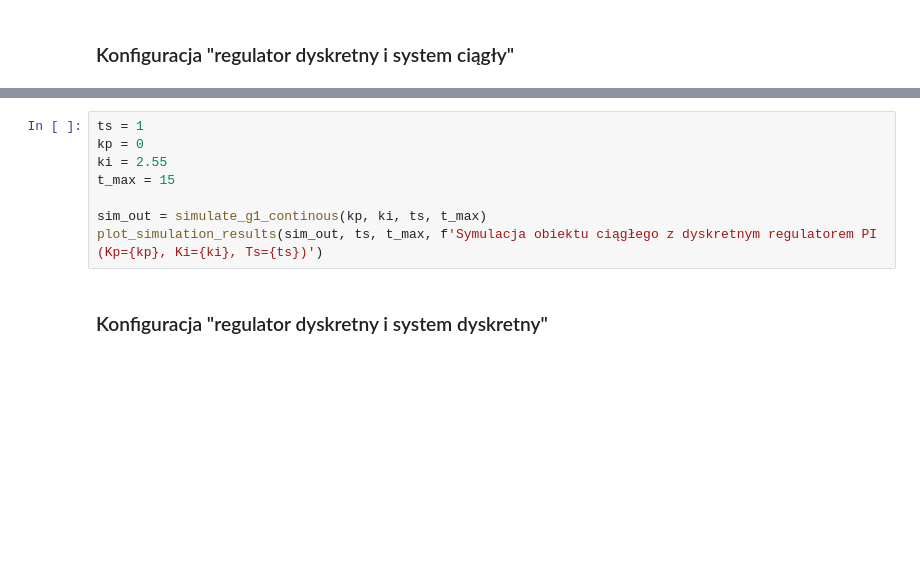
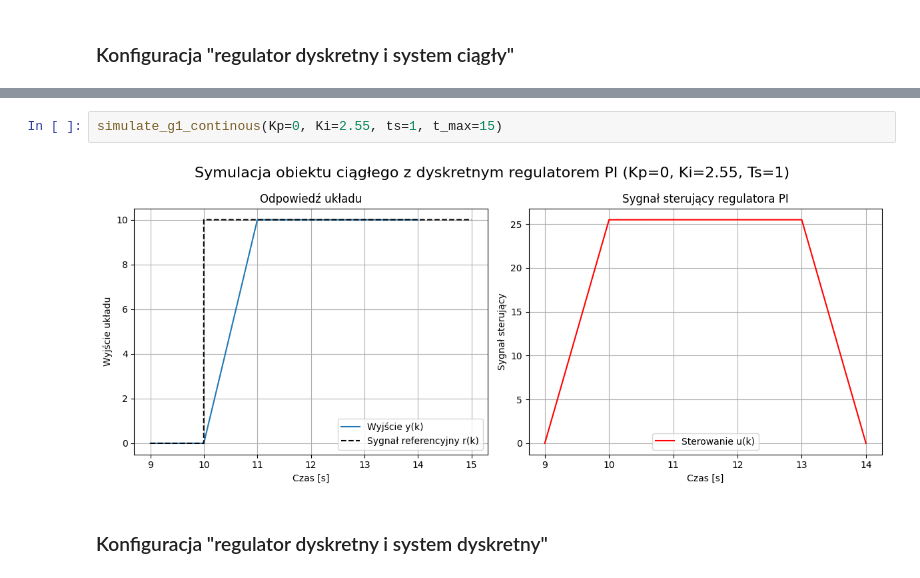
Before and after one commit to iwonieevo/TR-Projekt, a Jupyter notebook: Projekt 3&4/proj_3&4.ipynb, the cells around one changed output, grey strips where cells are left out. Saved outputs shown, nothing was run; the diff lists cells and outputs as text; blank space fills up the shorter version.

```diff
--- a/Projekt 3&4/proj_3&4.ipynb
+++ b/Projekt 3&4/proj_3&4.ipynb
@@ -314,11 +347,7 @@ plot_simulation_results(sim_out, ts, t_max, f'Symulacja obiektu ciągłego z dys
 # %%
-ts = 1
-kp = 0
-ki = 2.55
-t_max = 15
-
-sim_out = simulate_g1_continous(kp, ki, ts, t_max)
-plot_simulation_results(sim_out, ts, t_max, f'Symulacja obiektu ciągłego z dyskretnym regulatorem PI (Kp={kp}, Ki={ki}, Ts={ts})')
+simulate_g1_continous(Kp=0, Ki=2.55, ts=1, t_max=15)
+# %% [output]
+[figure, added]
 # %% [markdown]
 ### Konfiguracja "regulator dyskretny i system dyskretny"
 # %%
```
Also changed, not shown: parts of 15 cells of this notebook.
